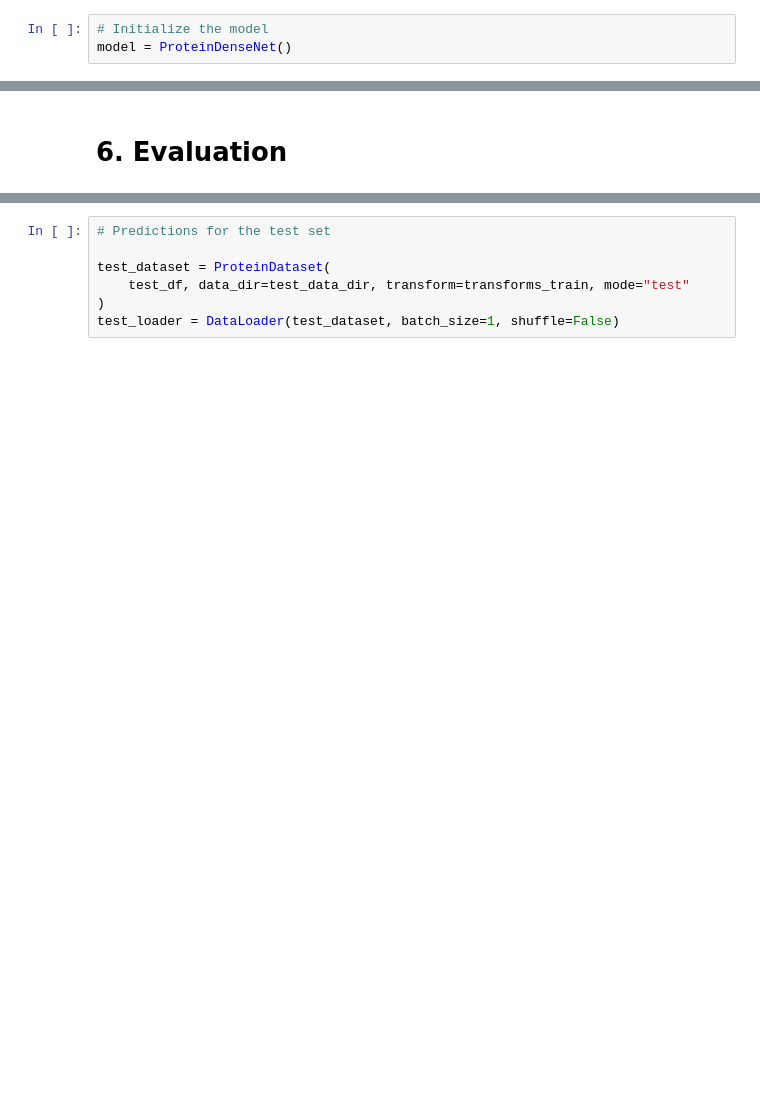
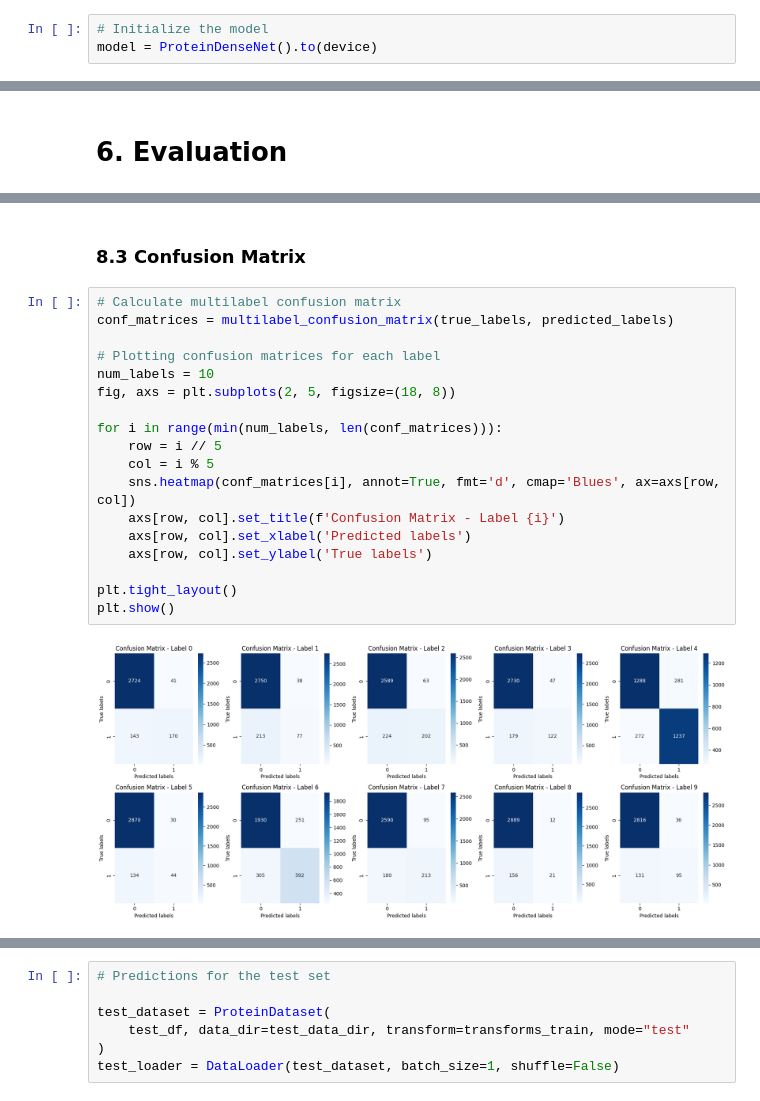
Before and after one commit to mxvp/organelle-image-classification, a Jupyter notebook: organelle_image_classification.ipynb, the cells around one changed output, grey strips where cells are left out. Saved outputs shown, nothing was run; the diff lists cells and outputs as text; blank space fills up the shorter version.

```diff
--- a/organelle_image_classification.ipynb
+++ b/organelle_image_classification.ipynb
@@ -332,6 +408,6 @@ class ProteinDenseNet(nn.Module):
 # %%
 # Initialize the model
-model = ProteinDenseNet()
+model = ProteinDenseNet().to(device)
 # %%
 # Overview of the model
 summary(model)
@@ -479,0 +694,22 @@ print("Best F1 Score:", best_score)
+# %% [markdown]
+### 8.3 Confusion Matrix
+# %%
+# Calculate multilabel confusion matrix
+conf_matrices = multilabel_confusion_matrix(true_labels, predicted_labels)
+
+# Plotting confusion matrices for each label
+num_labels = 10
+fig, axs = plt.subplots(2, 5, figsize=(18, 8))
+
+for i in range(min(num_labels, len(conf_matrices))):
+    row = i // 5
+    col = i % 5
+    sns.heatmap(conf_matrices[i], annot=True, fmt='d', cmap='Blues', ax=axs[row, col])
+    axs[row, col].set_title(f'Confusion Matrix - Label {i}')
+    axs[row, col].set_xlabel('Predicted labels')
+    axs[row, col].set_ylabel('True labels')
+
+plt.tight_layout()
+plt.show()
+# %% [output]
+[figure, added]
```
Also changed, not shown: parts of 80 cells of this notebook.
